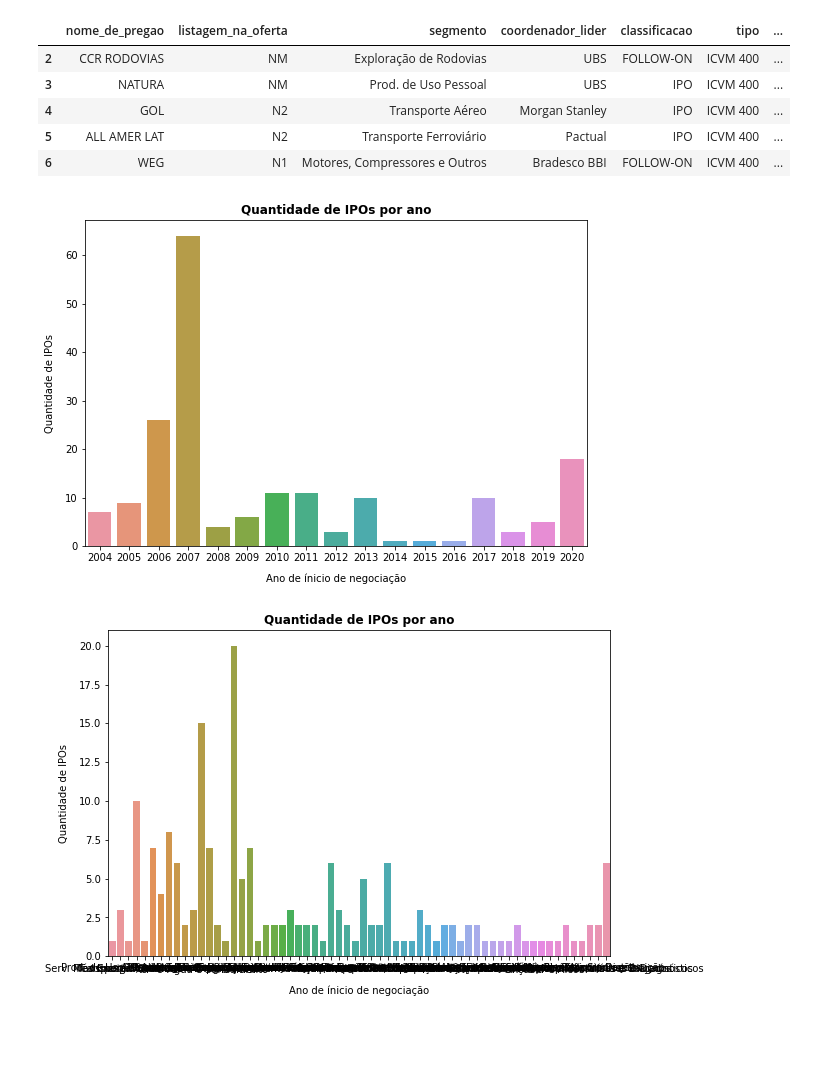
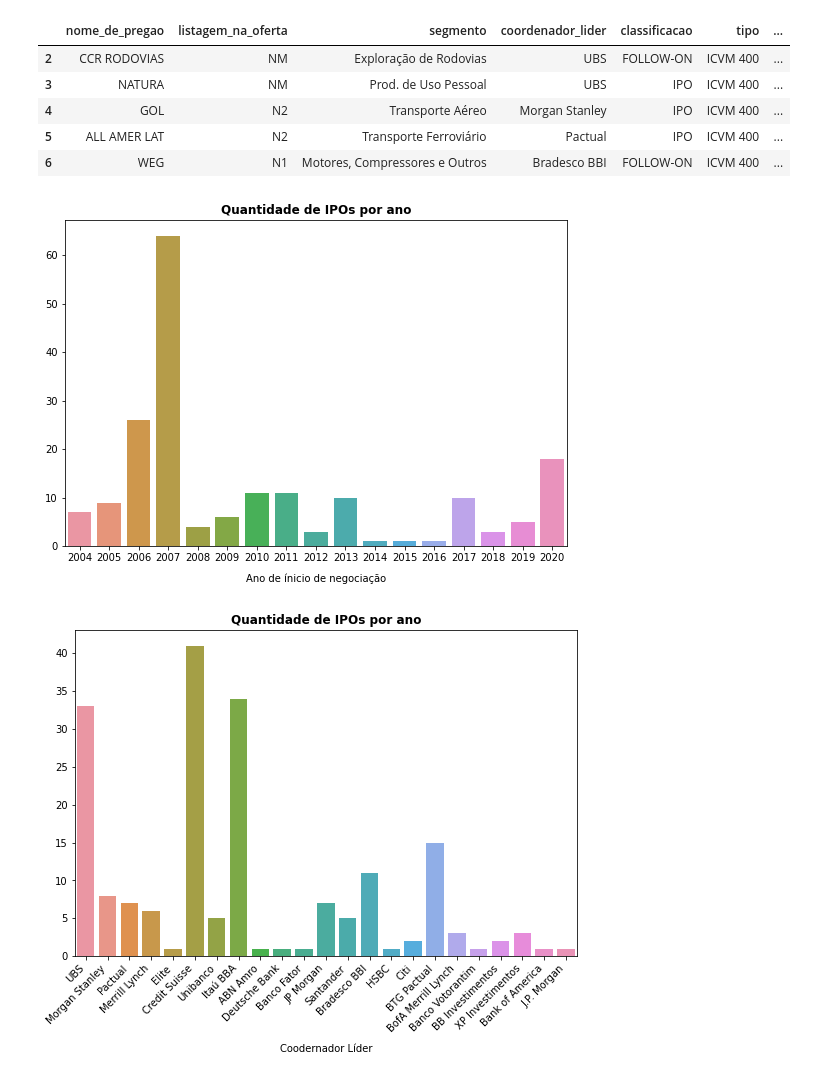
Before and after one commit to paulooctavio/ipos-analysis, a Jupyter notebook: Analise de IPOs Brasileiras.ipynb, the cells around one changed output. Saved outputs shown, nothing was run; the diff lists cells and outputs as text; code cells hidden in the pictures; blank space fills up the shorter version.

```diff
--- a/Analise de IPOs Brasileiras.ipynb
+++ b/Analise de IPOs Brasileiras.ipynb
@@ -17,15 +17,18 @@ ipos.head()
 | 3 | NaN | NATURA | NM | Prod. de Uso Pessoal | UBS | IPO | ICVM 400 | 5/24/2004 | ... |
 | 4 | NaN | GOL | N2 | Transporte Aéreo | Morgan Stanley | IPO | ICVM 400 | 6/23/2004 | ... |
 5 rows × 24 columns
+# %%
+# Removing unecessary rows and columns
+ipos.dropna(axis=1, how='all', inplace=True)
+ipos.drop(ipos.columns[-4:], axis=1,inplace=True)
+ipos.drop(ipos.tail(6).index, inplace=True)
 # %%
-ipos.drop(ipos.columns[0], axis=1,inplace=True)
-ipos.drop(ipos.columns[-5:], axis=1,inplace=True)
+# Correct columns naming
 ipos.columns = [unidecode(col_name.lower().replace(' ', '_')) for col_name in ipos.iloc[1]]
 ipos.rename(columns = {'preco_por_acao_/_unit_/_bdr_(lcto.)4':'preco_por_acao',
                     'classificacao_setorial_(segmento)':'segmento'},
            inplace = True)
 ipos.drop([0,1], inplace=True)
-ipos.drop(ipos.tail(6).index, inplace=True)
 ipos.head()
 # %% [output]
 |  | nome_de_pregao | listagem_na_oferta | segmento | coordenador_lider | classificacao | tipo | ... |
@@ -47,15 +53,16 @@ plt.figure(figsize=(9, 6))
 ax = sns.countplot(x=ipos.inicio_de_negociacao.dt.year , data=ipos)
 ax = plt.title('Quantidade de IPOs por ano', fontsize = 12, fontweight = 'bold')
 ax = plt.xlabel('Ano de ínicio de negociação', labelpad = 10, fontsize = 10)
-ax = plt.ylabel('Quantidade de IPOs', labelpad = 10, fontsize = 10)
+ax = plt.ylabel('')
 # %% [output]
-[figure, old version]
+[figure, new version]
 # %%
 plt.figure(figsize=(9, 6))
-ax = sns.countplot(x='segmento' , data=ipos)
+ax = sns.countplot(x='coordenador_lider' , data=ipos)
 ax = plt.title('Quantidade de IPOs por ano', fontsize = 12, fontweight = 'bold')
-ax = plt.xlabel('Ano de ínicio de negociação', labelpad = 10, fontsize = 10)
-ax = plt.ylabel('Quantidade de IPOs', labelpad = 10, fontsize = 10)
+ax = plt.xlabel('Coodernador Líder', labelpad = 10, fontsize = 10)
+ax = plt.ylabel('')
+ax = plt.xticks(rotation = 45, ha='right')
 # %% [output]
-[figure, old version]
+[figure, new version]
 # %%
```
Also changed, not shown: parts of 17 cells of this notebook.
